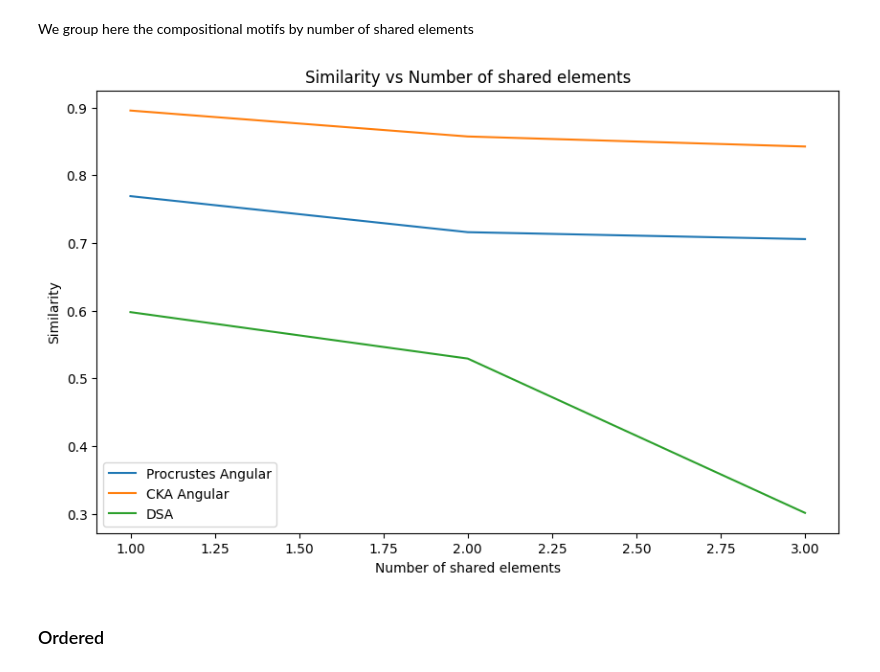
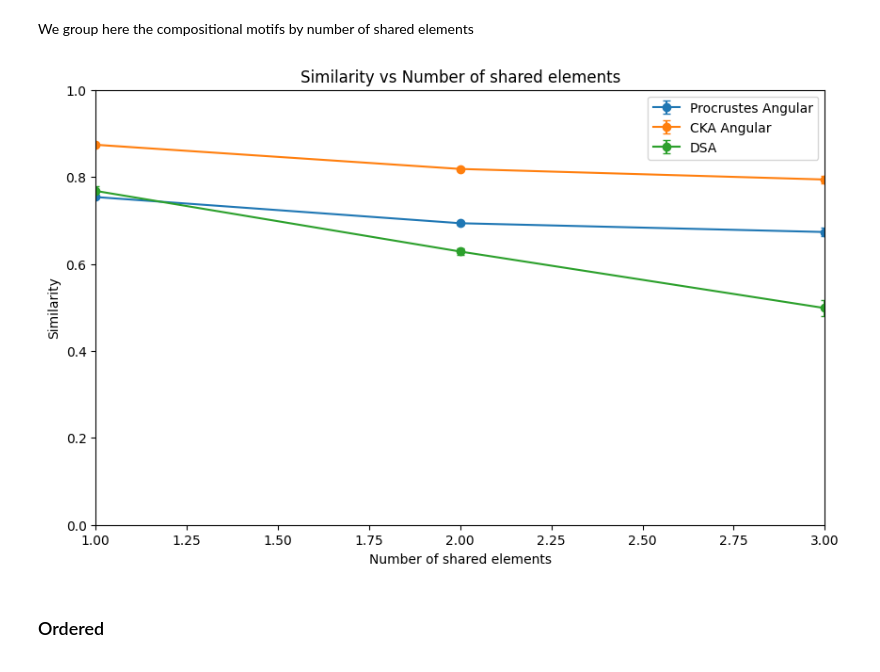
Before and after one commit to qglht/RepAL, a Jupyter notebook: notebooks/compositional.ipynb, the cells around one changed output. Saved outputs shown, nothing was run; the diff lists cells and outputs as text; code cells hidden in the pictures.

```diff
--- a/notebooks/compositional.ipynb
+++ b/notebooks/compositional.ipynb
@@ -172,9 +198,0 @@ for key in grouped_by_shared_elements_unordered:
-# %%
-median_dissimilarities_pa = {
-    key: np.median(value)
-    for key, value in dissimilarities_pa_grouped_by_shared_elements_unordered.items()
-}
-median_dissimilarities_cka = {
-    key: np.median(value)
-    for key, value in dissimilarities_cka_grouped_by_shared_elements_unordered.items()
-}
@@ -181,33 +224,60 @@ median_dissimilarities_cka = {
 # %%
-dissimilarity_pa = pd.DataFrame({"number_of_shared_elements": list(median_dissimilarities_pa.keys()), "similarity": list(median_dissimilarities_pa.values())})
-dissimilarity_cka = pd.DataFrame({"number_of_shared_elements": list(median_dissimilarities_cka.keys()), "similarity": list(median_dissimilarities_cka.values())})
+dissimilarity_pa = pd.DataFrame({"number_of_shared_elements": list(mean_dissimilarities_pa.keys()), "similarity": list(mean_dissimilarities_pa.values()), "standard_error": list(standard_error_dissimilarities_pa.values())})
+dissimilarity_cka = pd.DataFrame({"number_of_shared_elements": list(mean_dissimilarities_cka.keys()), "similarity": list(mean_dissimilarities_cka.values()), "standard_error": list(standard_error_dissimilarities_cka.values())})
+dissimilarity_dsa = pd.DataFrame(
+    {
+        "number_of_shared_elements": list(mean_dissimilarities_dsa.keys()),
+        "similarity": list(mean_dissimilarities_dsa.values()),
+        "standard_error": list(standard_error_dissimilarities_dsa.values()),
+    }
+)
 # %%
-# plot dissimilarity as a function of number of shared elements for pa, cka and dsa and fix y axis between 0 and 1
+import matplotlib.pyplot as plt
+
+# Plot dissimilarity as a function of the number of shared elements for pa, cka, and dsa and fix the y-axis between 0 and 1
 plt.figure(figsize=(10, 6))
-sns.lineplot(
-    x="number_of_shared_elements",
-    y="similarity",
-    data=dissimilarity_pa,
+
+# Plot for Procrustes Angular
+plt.errorbar(
+    x=dissimilarity_pa["number_of_shared_elements"],
+    y=dissimilarity_pa["similarity"],
+    yerr=dissimilarity_pa["standard_error"],  # Standard error
     label="Procrustes Angular",
+    fmt="-o",  # Line style and marker
+    capsize=3,  # Caps on error bars
 )
-sns.lineplot(
-    x="number_of_shared_elements",
-    y="similarity",
-    data=dissimilarity_cka,
+
+# Plot for CKA Angular
+plt.errorbar(
+    x=dissimilarity_cka["number_of_shared_elements"],
+    y=dissimilarity_cka["similarity"],
+    yerr=dissimilarity_cka["standard_error"],  # Standard error
     label="CKA Angular",
+    fmt="-o",  # Line style and marker
+    capsize=3,  # Caps on error bars
 )
-sns.lineplot(
-    x="number_of_shared_elements",
-    y="similarity",
-    data=dissimilarities_dsa,
+
+# Plot for DSA
+plt.errorbar(
+    x=dissimilarity_dsa["number_of_shared_elements"],
+    y=dissimilarity_dsa["similarity"],
+    yerr=dissimilarity_dsa["standard_error"],  # Standard error
     label="DSA",
+    fmt="-o",  # Line style and marker
+    capsize=3,  # Caps on error bars
 )
+
+# Customize the plot
 plt.xlabel("Number of shared elements")
 plt.ylabel("Similarity")
 plt.title("Similarity vs Number of shared elements")
+plt.xlim(1, 3)
+plt.ylim(0, 1)
 plt.legend()
+
+# Show the plot
 plt.show()
 # %% [output]
-[figure, old version]
+[figure, new version]
 # %% [markdown]
 ### Ordered
```
Also changed, not shown: parts of 12 cells of this notebook, 11 other files.
